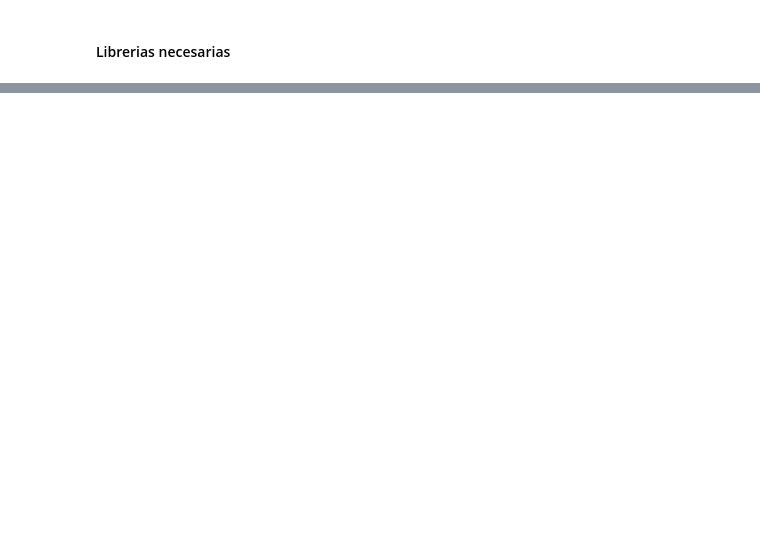
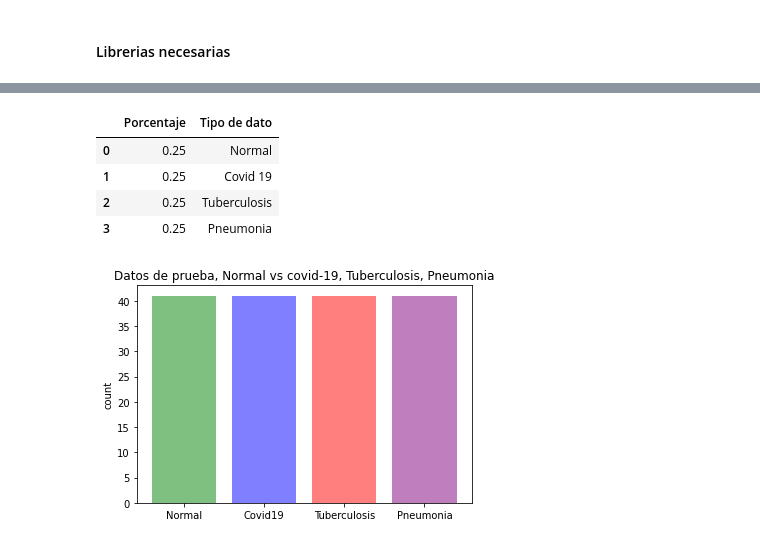
Before and after one commit to 01Allan/Clasificacion_de_imagenes_medicas, a Jupyter notebook: sorter.ipynb, the cells around one changed output, grey strips where cells are left out. Cells and saved outputs as stored; diff of their text form; code cells hidden in the pictures; blank space fills up the shorter version.

```diff
--- a/sorter.ipynb
+++ b/sorter.ipynb
@@ -108,0 +266,16 @@ def resize(input_image, size):
+# %%
+plt.bar([1, 2, 3, 4], np.array([len(listd_test_n), len(listd_test_c19), len(listd_test_tb), len(listd_test_pn)]), color=['green', 'blue', 'red', 'purple'], alpha=0.5)
+plt.title('Datos de prueba, Normal vs covid-19, Tuberculosis, Pneumonia')
+plt.xticks([1, 2, 3, 4], ('Normal', 'Covid19', 'Tuberculosis', "Pneumonia"))
+plt.ylabel('count')
+
+dic = {'Porcentaje':np.array([len(listd_test_n), len(listd_test_c19), len(listd_test_tb), len(listd_test_pn)])/sum([len(listd_test_n), len(listd_test_c19), len(listd_test_tb), len(listd_test_pn)]), 'Tipo de dato':['Normal', 'Covid 19', 'Tuberculosis', 'Pneumonia']}
+tab = pd.DataFrame(dic)
+tab
+# %% [output]
+|  | Porcentaje | Tipo de dato |
+| 0 | 0.25 | Normal |
+| 1 | 0.25 | Covid 19 |
+| 2 | 0.25 | Tuberculosis |
+| 3 | 0.25 | Pneumonia |
+[figure, added]
```
Also changed, not shown: parts of 47 cells of this notebook.
